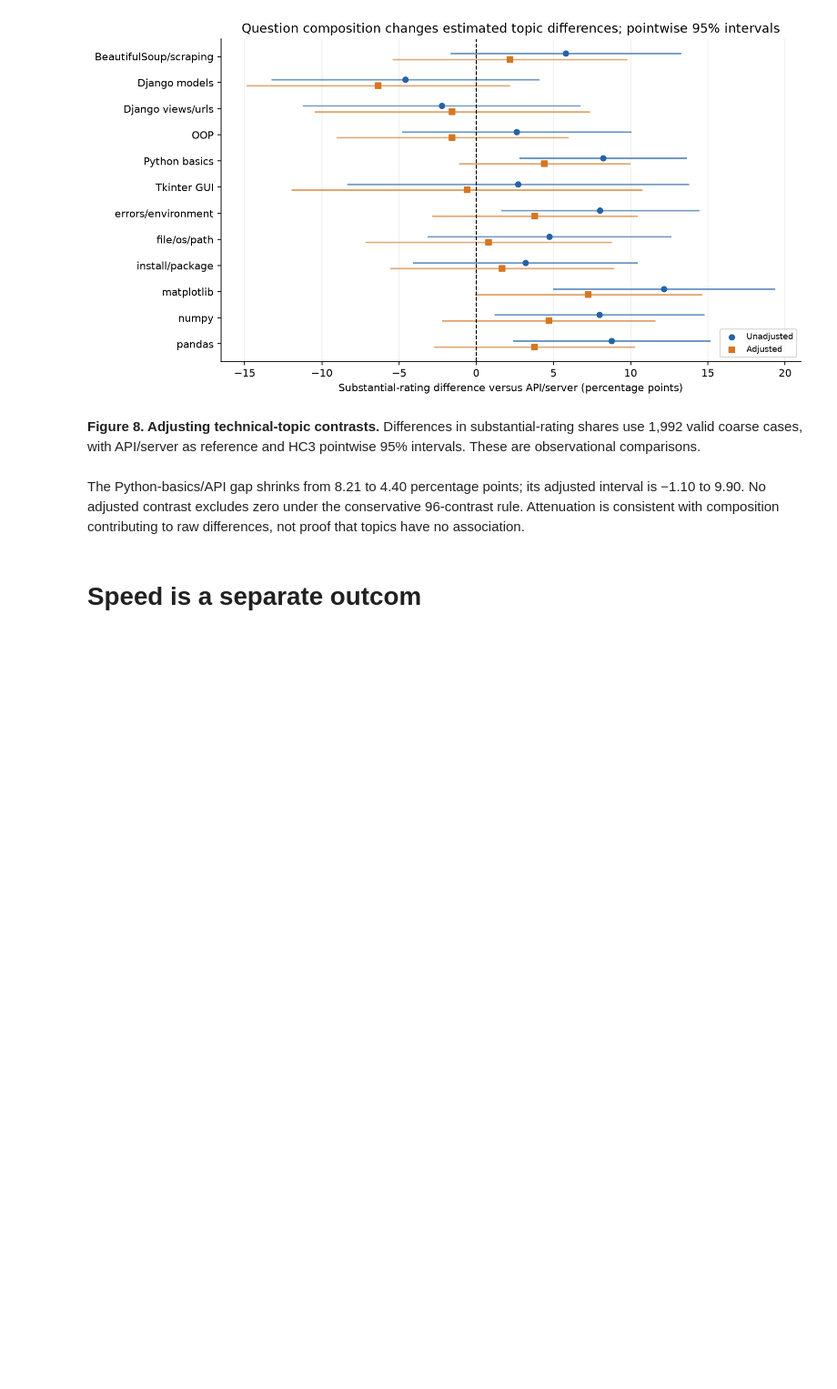
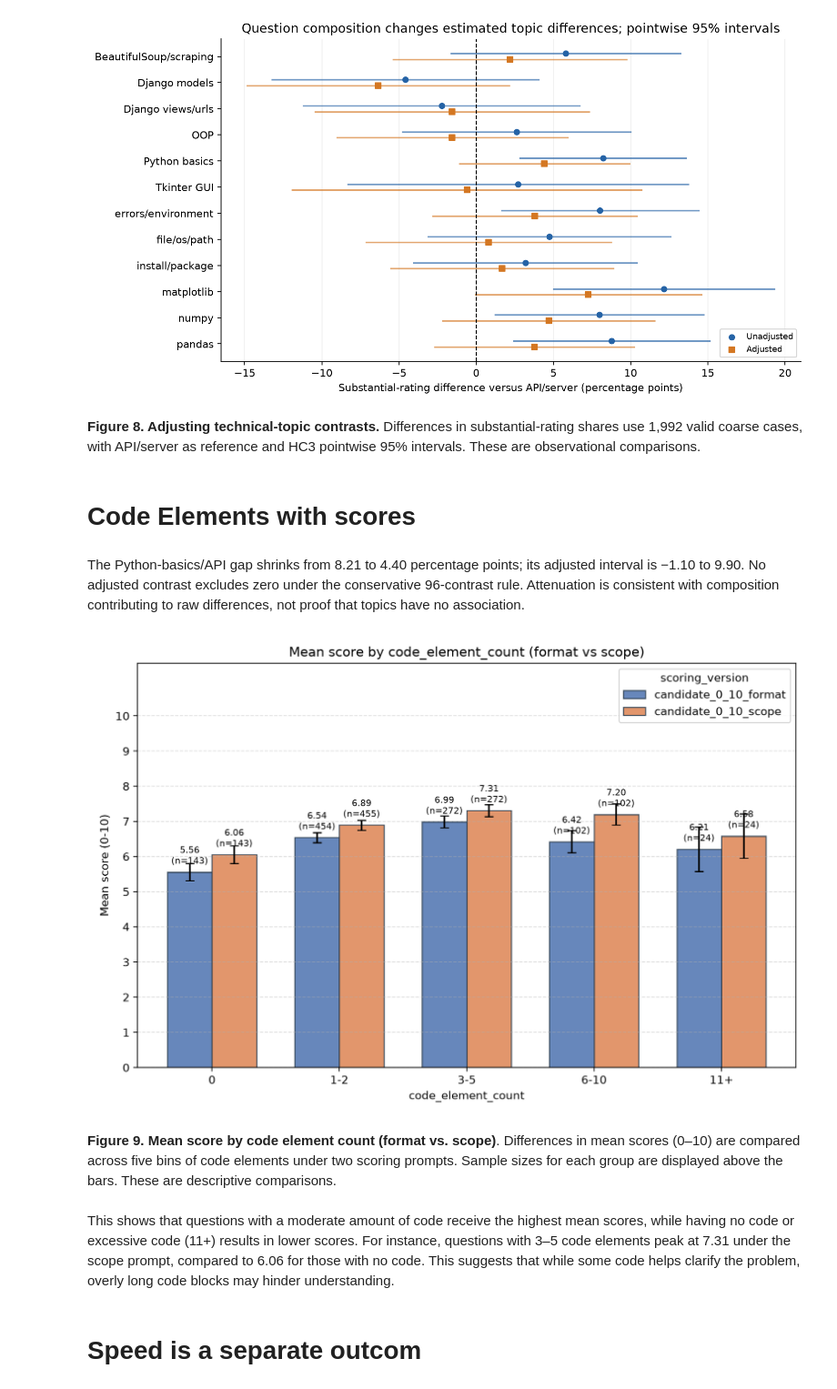
Before and after one commit to H-juanfeng-Z/SOSC314__Keyue_Li__Yihan_Wang__Zi_Hu, a Jupyter notebook: final_report/report.ipynb, the cells around one changed output. Shown at 91% size. Cells and saved outputs as stored; diff of their text form; code cells hidden in the pictures; blank space fills up the shorter version.

```diff
--- a/final_report/report.ipynb
+++ b/final_report/report.ipynb
@@ -278,8 +278,19 @@ display(Image(filename='figures/composition_adjustment.png'))
 [figure]
 # %% [markdown]
 **Figure 8. Adjusting technical-topic contrasts.** Differences in substantial-rating shares use 1,992 valid coarse cases, with API/server as reference and HC3 pointwise 95% intervals. These are observational comparisons.
+# %% [markdown]
+# Code Elements with scores
 # %% [markdown]
 The Python-basics/API gap shrinks from 8.21 to 4.40 percentage points; its adjusted interval is −1.10 to 9.90. No adjusted contrast excludes zero under the conservative 96-contrast rule. Attenuation is consistent with composition contributing to raw differences, not proof that topics have no association.
+# %%
+from IPython.display import Image, display
+display(Image(filename='score_by_code_element_bar.png'))
+# %% [output]
+[figure, added]
+# %% [markdown]
+**Figure 9. Mean score by code element count (format vs. scope)**. Differences in mean scores (0–10) are compared across five bins of code elements under two scoring prompts. Sample sizes for each group are displayed above the bars. These are descriptive comparisons.
+# %% [markdown]
+This shows that questions with a moderate amount of code receive the highest mean scores, while having no code or excessive code (11+) results in lower scores. For instance, questions with 3–5 code elements peak at 7.31 under the scope prompt, compared to 6.06 for those with no code. This suggests that while some code helps clarify the problem, overly long code blocks may hinder understanding.
 # %% [markdown]
 # Speed is a separate outcom
 # %%
```
